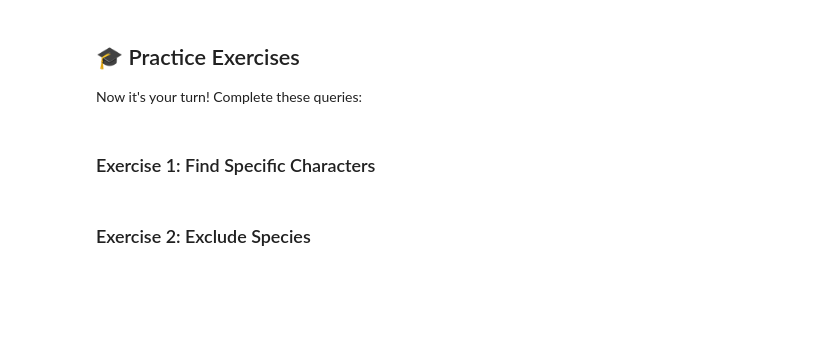
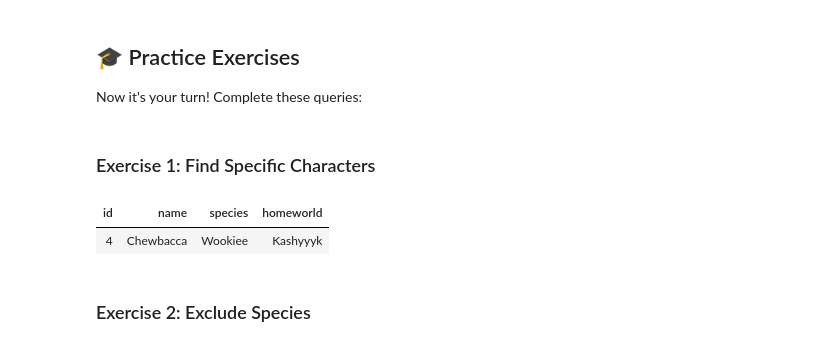
Before and after one commit to TempeHS/2026SE-SQL-Ethan.Zheng, a Jupyter notebook: lessons/lesson2_queries.ipynb, the cells around one changed output. Cells and saved outputs as stored; diff of their text form; code cells hidden in the pictures; blank space fills up the shorter version.

```diff
--- a/lessons/lesson2_queries.ipynb
+++ b/lessons/lesson2_queries.ipynb
@@ -322,6 +330,10 @@ Now it's your turn! Complete these queries:
 # %%
 %%sql
 -- Exercise 1: Find all characters from Kashyyyk
+SELECT * FROM characters WHERE homeworld = 'Kashyyyk'
+# %% [output]
+| id | name | species | homeworld |
+| 4 | Chewbacca | Wookiee | Kashyyyk |
 # %% [markdown]
 ### Exercise 2: Exclude Species
 # %%
```
Also changed, not shown: parts of 6 cells of this notebook, 2 other files.
